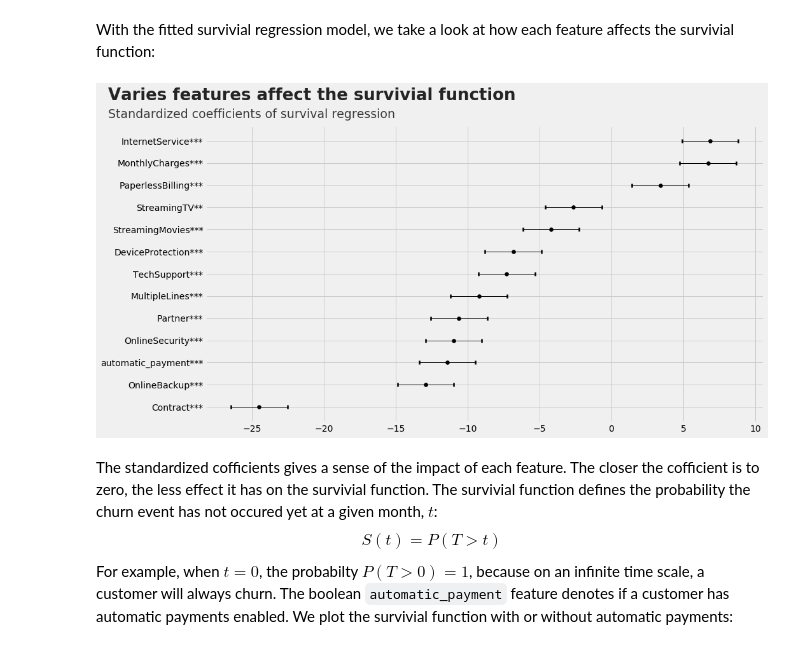
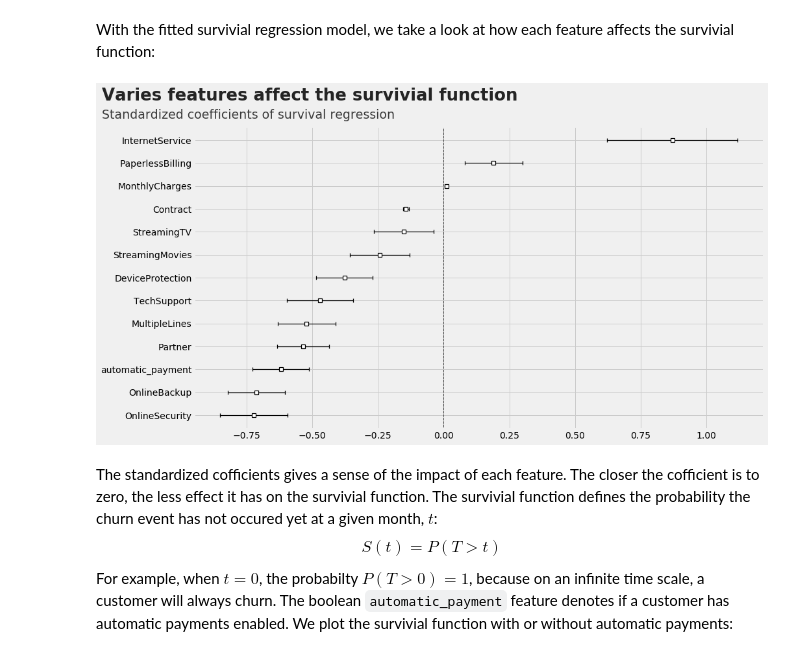
Before and after one commit to thomasjpfan/ml-journal, a Jupyter notebook: notebooks/telcom-customer-churn/notebook.ipynb, the cells around one changed output. Saved outputs shown, nothing was run; the diff lists cells and outputs as text; code cells hidden in the pictures.

```diff
--- a/notebooks/telcom-customer-churn/notebook.ipynb
+++ b/notebooks/telcom-customer-churn/notebook.ipynb
@@ -112,11 +112,12 @@ _ = cph.fit(events, duration_col='tenure', event_col='Churn')
 With the fitted survivial regression model, we take a look at how each feature affects the survivial function:
 # %%
 # <!-- collapse=None -->
-ax = cph.plot(standardized=True)
-ax = add_title(ax, "Varies features affect the survivial function", "Standardized coefficients of survival regression", -35)
+ax = cph.plot()
+ax = add_title(ax, "Varies features affect the survivial function",
+               "Standardized coefficients of survival regression", -1.3)
 _ = ax.set_xlabel("")
 # %% [output]
-[figure, old version]
+[figure, new version]
 # %% [markdown]
 The standardized cofficients gives a sense of the impact of each feature. The closer the cofficient is to zero, the less effect it has on the survivial function. The survivial function defines the probability the churn event has not occured yet at a given month, $t$:
 $$
```
Also changed, not shown: parts of 4 cells of this notebook, 1 other file.
